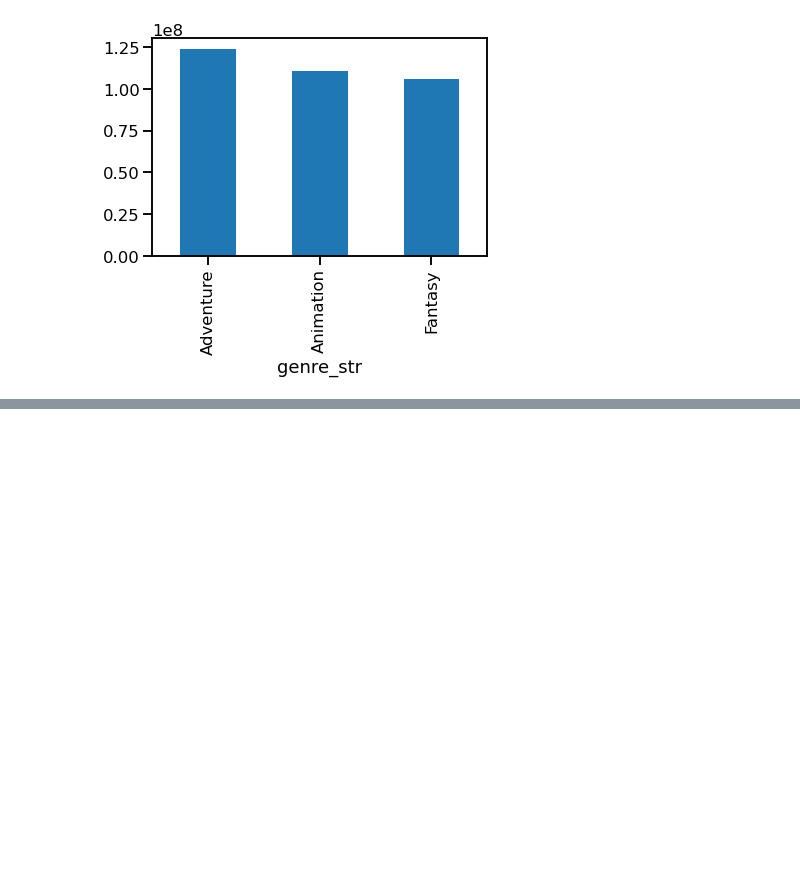
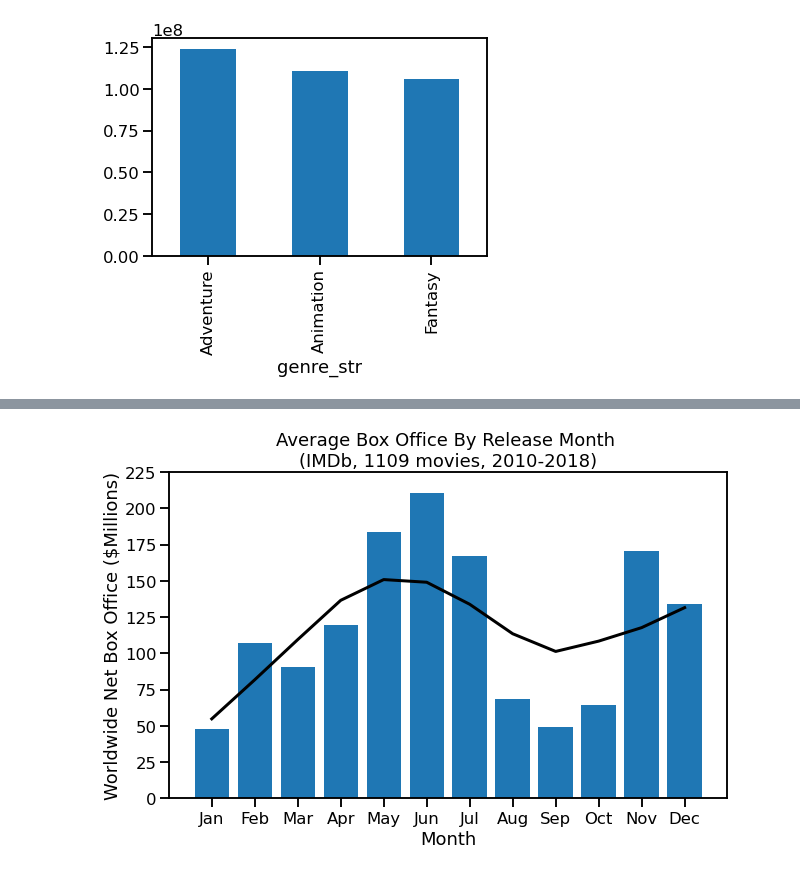
Before and after one commit to nate-walter/Movie-Studio-Project, a Jupyter notebook: Group_1_Technical_Notebook.ipynb, the cells around one changed output, grey strips where cells are left out. Drawn from its saved outputs; the diff is of its cells as text; code cells hidden in the pictures; blank space fills up the shorter version.

```diff
--- a/Group_1_Technical_Notebook.ipynb
+++ b/Group_1_Technical_Notebook.ipynb
@@ -637,0 +556,24 @@ ax = budget_by_genre.plot.bar()
+# %%
+#drop all movie duplicates since I'm only interested in the release month
+imdb_cleaned = only_us_merged.drop_duplicates(subset='tconst')
+# %%
+#create a plot WW net BO by release month using imdb_cleaned_copy
+fig, ax = plt.subplots(figsize=(10,6))
+x = imdb_cleaned.groupby('release_month')['Worldwide Net Profit'].mean().index
+y = imdb_cleaned.groupby('release_month')['Worldwide Net Profit'].mean().values
+ax.bar(x,y)
+ax = sns.regplot(x, y, scatter = False,  color = 'black', lowess = True, line_kws={'linewidth':3})
+
+ax.set_xlabel('Month')
+ax.set_ylabel('Worldwide Net Box Office ($Millions)')
+ax.set_title('Average Box Office By Release Month \n(IMDb, 1109 movies, 2010-2018)')
+ax.set_yticks(range(0,250000000,25000000))
+ax.set_yticklabels(range(0,250,25))
+
+month_starts = range(1,13,1)
+month_names = ['Jan','Feb','Mar','Apr','May','Jun',
+               'Jul','Aug','Sep','Oct','Nov','Dec']
+ax.set_xticks(month_starts)
+ax.set_xticklabels(month_names);
+# %% [output]
+[figure, added]
```
Also changed, not shown: parts of 139 cells of this notebook.
